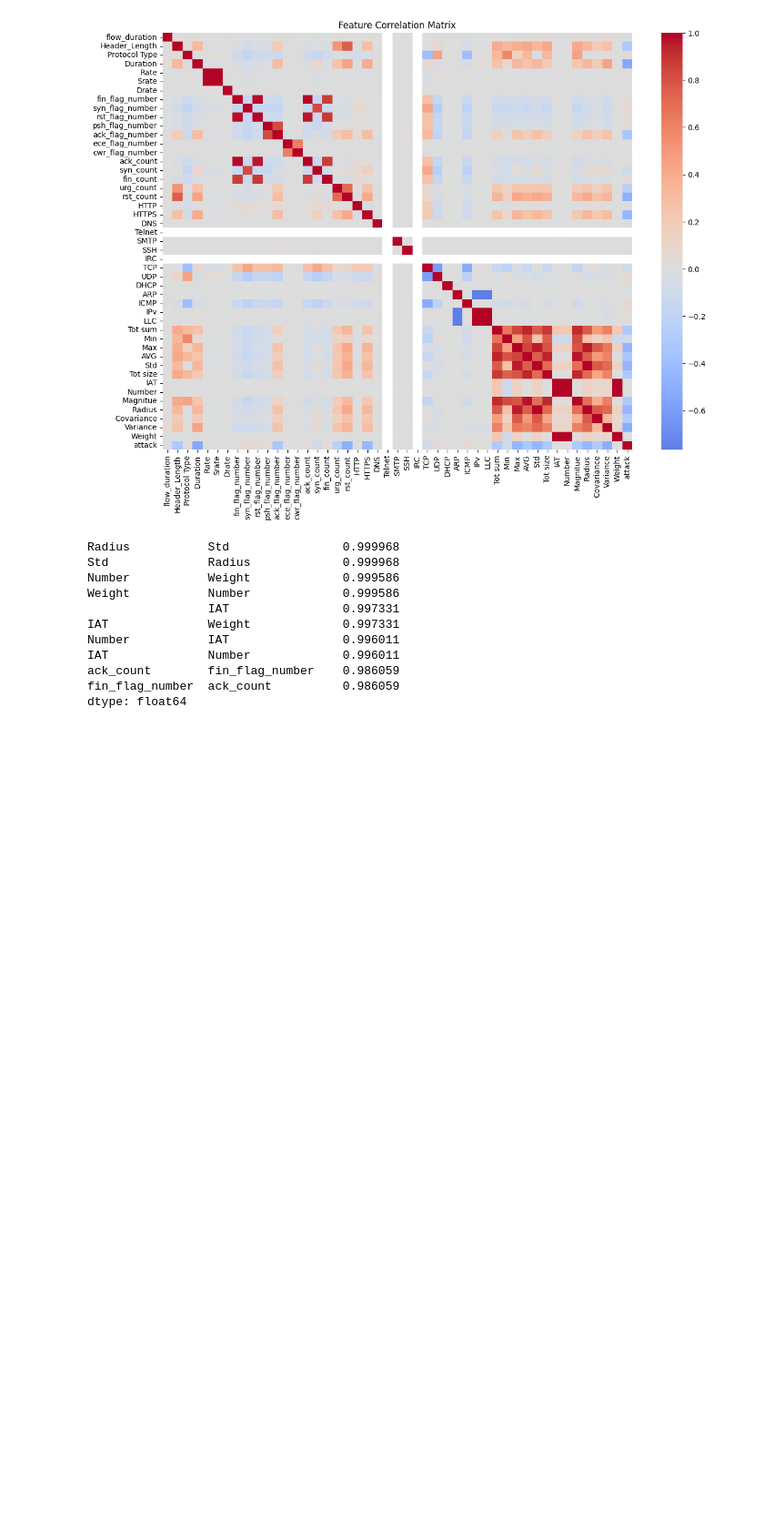
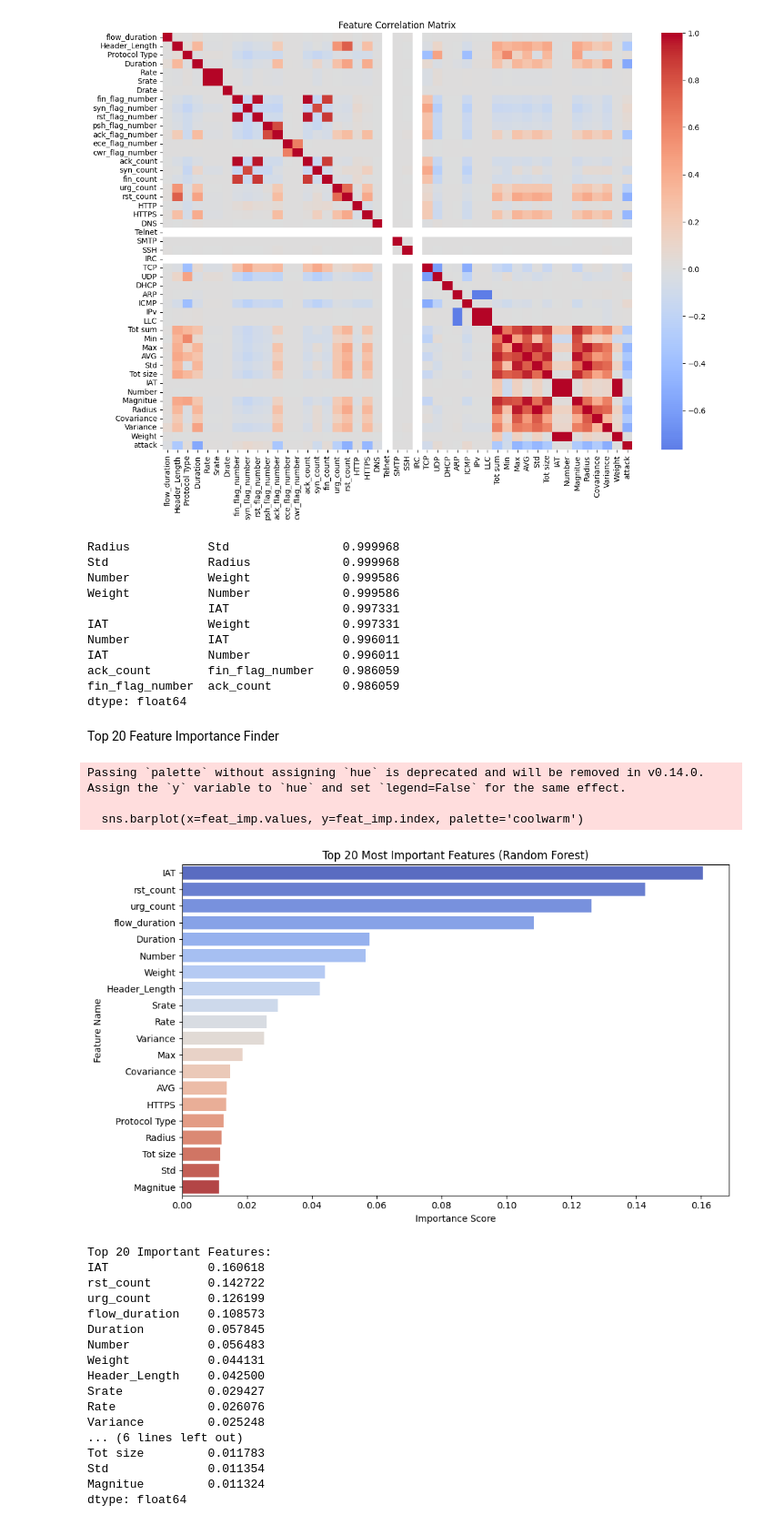
Before and after one commit to ilyesrezgui/Real-Time-Anomaly-Detection-in-IoMT-Device-Communication, a Jupyter notebook: Data Analysis/Data_Exploring_And_Visualisation.ipynb, the cells around one changed output. Shown at 91% size. Cells and saved outputs as stored; diff of their text form; code cells hidden in the pictures; blank space fills up the shorter version.

Commit message:
Top 20 Feature Importance Finder

```diff
--- a/Data Analysis/Data_Exploring_And_Visualisation.ipynb
+++ b/Data Analysis/Data_Exploring_And_Visualisation.ipynb
@@ -379,3 +379,78 @@ IAT              Number             0.996011
 ack_count        fin_flag_number    0.986059
 fin_flag_number  ack_count          0.986059
 dtype: float64
+# %% [markdown]
+ Top 20 Feature Importance Finder
+# %%
+# =============================
+# =============================
+import pandas as pd
+import matplotlib.pyplot as plt
+import seaborn as sns
+from sklearn.ensemble import RandomForestClassifier
+from sklearn.preprocessing import LabelEncoder
+
+# ---- Load your dataset ----
+# (Assuming you already have train_df)
+# If not, uncomment this line:
+# train_df = pd.read_csv('/content/train.csv')
+
+# ---- Encode labels (Benign = 0, Attack = 1) ----
+full_df['attack'] = full_df['label'].apply(lambda x: 0 if x == 'BenignTraffic' else 1)
+
+# ---- Separate features and target ----
+X = full_df.drop(['label', 'attack'], axis=1)
+y = full_df['attack']
+
+# ---- Encode categorical columns if any ----
+for col in X.columns:
+    if X[col].dtype == 'object':
+        le = LabelEncoder()
+        X[col] = le.fit_transform(X[col])
+
+# ---- Train Random Forest ----
+rf = RandomForestClassifier(
+    n_estimators=100,
+    random_state=42,
+    n_jobs=-1
+)
+rf.fit(X, y)
+
+# ---- Get feature importances ----
+feat_imp = pd.Series(rf.feature_importances_, index=X.columns)
+feat_imp = feat_imp.sort_values(ascending=False).head(20)
+
+# ---- Plot Top 20 Features ----
+plt.figure(figsize=(10, 6))
+sns.barplot(x=feat_imp.values, y=feat_imp.index, palette='coolwarm')
+plt.title('Top 20 Most Important Features (Random Forest)')
+plt.xlabel('Importance Score')
+plt.ylabel('Feature Name')
+plt.tight_layout()
+plt.show()
+
+# ---- Print the feature importance table ----
+print("\nTop 20 Important Features:")
+print(feat_imp)
+# %% [output]
+Passing `palette` without assigning `hue` is deprecated and will be removed in v0.14.0. Assign the `y` variable to `hue` and set `legend=False` for the same effect.
+
+  sns.barplot(x=feat_imp.values, y=feat_imp.index, palette='coolwarm')
+[figure, added]
+Top 20 Important Features:
+IAT              0.160618
+rst_count        0.142722
+urg_count        0.126199
+flow_duration    0.108573
+Duration         0.057845
+Number           0.056483
+Weight           0.044131
+Header_Length    0.042500
+Srate            0.029427
+Rate             0.026076
+Variance         0.025248
+... (6 lines left out)
+Tot size         0.011783
+Std              0.011354
+Magnitue         0.011324
+dtype: float64
```
